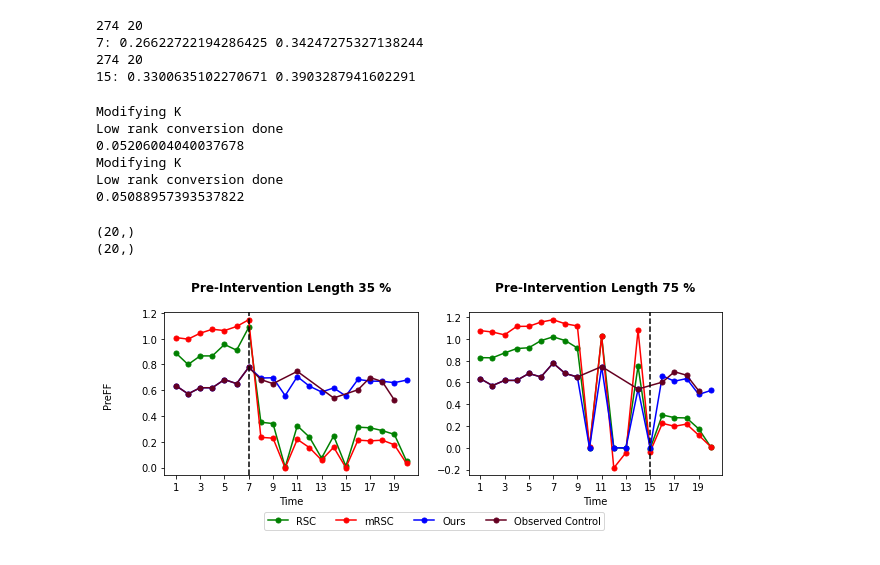
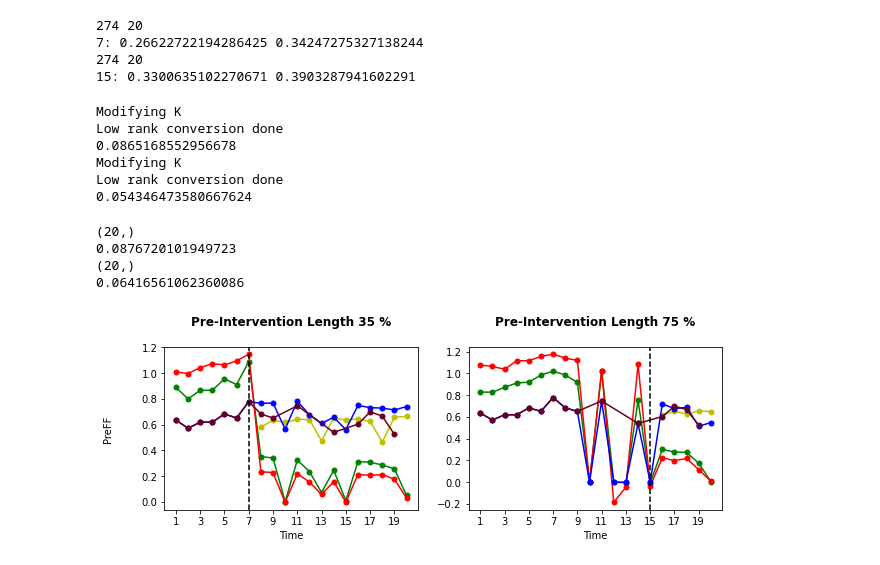
Before and after one commit to lakshmimuru/SeniorThesis, a Jupyter notebook: notebooks/asthma.ipynb, the cells around one changed output. Drawn from its saved outputs; the diff is of its cells as text; code cells hidden in the pictures.

```diff
--- a/notebooks/asthma.ipynb
+++ b/notebooks/asthma.ipynb
@@ -220,7 +220,7 @@ for TrainingEnd in interv:
 15: 0.3300635102270671 0.3903287941602291
 # %%
 #Predicting Asthma dataset
-
+data_dir = f'../datasets/asthma_placebo/'
 interv_times = [7,15]
 mask = np.load(data_dir+'mask.npy')
 data = np.load(data_dir+'data.npy')
@@ -278,10 +278,18 @@ for interv_time in interv_times:
 # %% [output]
 Modifying K
 Low rank conversion done
-0.05206004040037678
+0.0865168552956678
 Modifying K
 Low rank conversion done
-0.05088957393537822
+0.054346473580667624
+# %%
+mc_nnm_all = []
+mc_nnm7 = pd.read_csv('../datasets/asthma_7/mc_nnm_pred.csv', sep=',',header=None)
+mc_nnm7 = mc_nnm7.to_numpy()[1:,].reshape(-1).astype('float32')
+mc_nnm_all.append(mc_nnm7)
+mc_nnm15 = pd.read_csv('../datasets/asthma_15/mc_nnm_pred.csv', sep=',',header=None)
+mc_nnm15 = mc_nnm15.to_numpy()[1:,].reshape(-1).astype('float32')
+mc_nnm_all.append(mc_nnm15)
 # %%
 interv_times=[7,15]
 fig, big_axes = plt.subplots(figsize=(10,3) , nrows=1, ncols=2, sharey=True)
@@ -292,33 +300,44 @@ for title, big_ax in zip(['Pre-Intervention Length 35 %','Pre-Intervention Lengt
 
 
 for i in range(2):
     x_full = np.arange(20)+1
     mrsc_all = np.append(mrsc_pre_preds[i][:interv_times[i]],mrsc_preds[i],axis=0)
     print(mrsc_all.shape)
     rsc_all = np.append(rsc_pre_preds[i],rsc_preds[i],axis=0)
     mask_this =(1-mask[0,:,0])>0
     x = x_full[mask_this]
     xint = [i for i in range(1,20,2)]
     xlabels = [str(i) for i in range(1,20,2)]
     a=fig.add_subplot(1,2,i+1)
     a.set_xticks(xint,minor=False)
     a.plot(x_full,rsc_all,'og-',label='RSC',markersize=5)
     a.plot(x_full,mrsc_all,'or-',label='mRSC',markersize=5)
+    if interv_times[i] == 7:
+        x_mcnnm = x_full[-13:]
+        mcnnm = np.flip(mc_nnm_all[i])[-13:]
+    else:
+        x_mcnnm = x_full[-5:]
+        mcnnm = np.flip(mc_nnm_all[i])[-5:]
+    ctrl  = data[0,interv_times[i]:,0]
+    print(np.sqrt(np.mean(((mcnnm -ctrl)*(1-mask[0,interv_times[i]:,0]))**2)))
+    a.plot(x_mcnnm,mcnnm,'oy-',label='MC-NNM',markersize=5)
     a.plot(x_full,dsc_preds[i],'ob-',label='Ours',markersize=5)
     a.plot(x,actual[i][mask_this],'xkcd:maroon',marker='o',label='Observed Control',markersize=5)
 
 
     plt.axvline(x =interv_times[i],ymin=0, ymax =1 ,linestyle='--',color='black')
 
     #a.legend(loc='upper right')
     a.set_xlabel('Time')
     #a.legend(ncol=4,bbox_to_anchor=(0.5,1), loc = 'lower center')
 
 fig.text(0.04, 0.5, 'PreFF', va='center', rotation='vertical')
 handles, labels = a.get_legend_handles_labels()
-fig.legend(handles, labels, ncol=4,loc='lower center',bbox_to_anchor=(0.5,-0.15))
-plt.savefig(f'./figs/asthma.pdf',bbox_inches='tight')
+# fig.legend(handles, labels, ncol=5,loc='lower center',bbox_to_anchor=(0.5,-0.15))
+plt.savefig(f'./figs/asthma.png',bbox_inches='tight')
 # %% [output]
 (20,)
+0.0876720101949723
 (20,)
+0.06416561062360086
-[figure, old version]
+[figure, new version]
```
Also changed, not shown: parts of 6 cells of this notebook, 30 other files.
